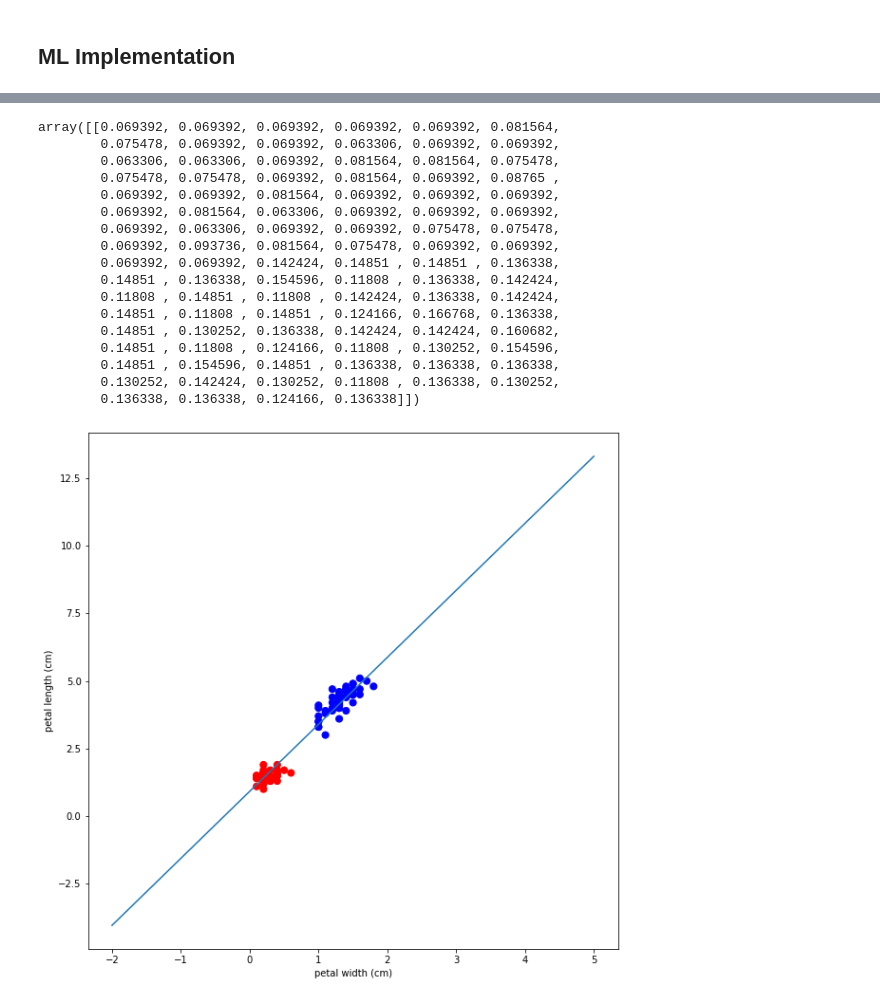
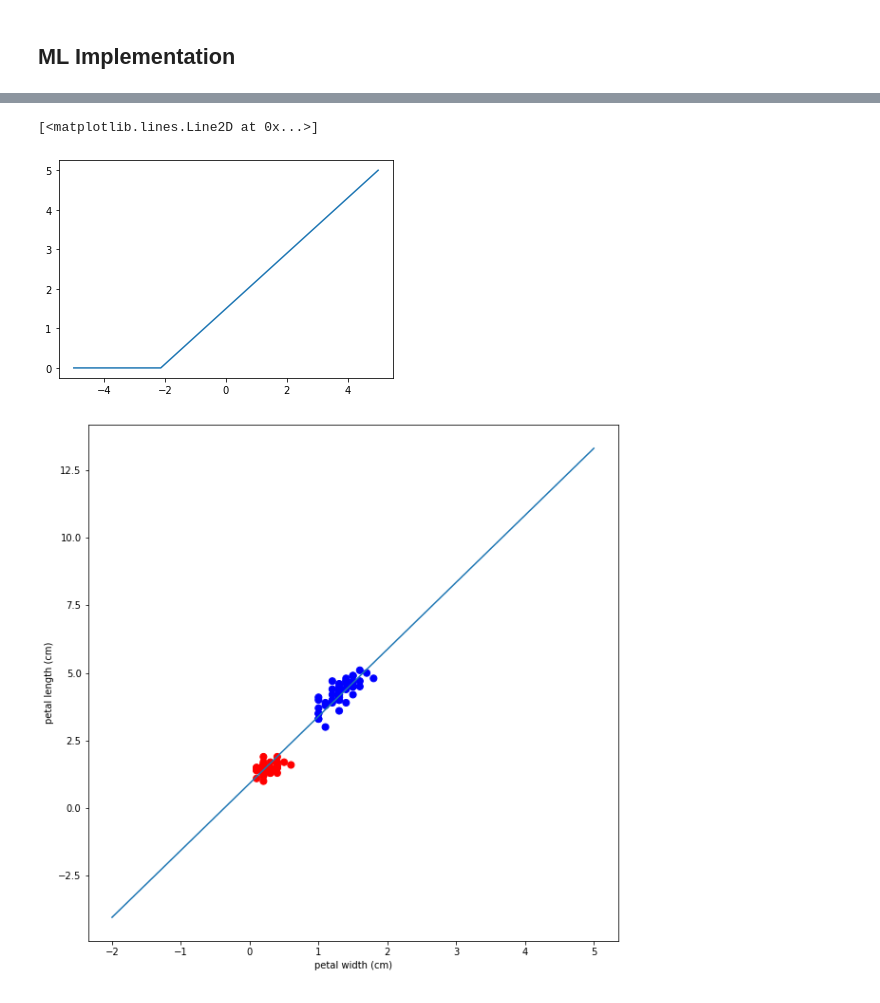
Before and after one commit to Huffwut/Python-meeting, a Jupyter notebook: ml1.ipynb, the cells around one changed output, grey strips where cells are left out. Saved outputs shown, nothing was run; the diff lists cells and outputs as text; code cells hidden in the pictures.

```diff
--- a/ml1.ipynb
+++ b/ml1.ipynb
@@ -131,25 +152,16 @@ for data_point in range(max_iter):
-# %%
-# points = np.linspace(-2, 5, 10)
-# w0.T
-np.array(w0.dot(x0))
-# %% [output]
-array([[0.069392, 0.069392, 0.069392, 0.069392, 0.069392, 0.081564,
-        0.075478, 0.069392, 0.069392, 0.063306, 0.069392, 0.069392,
-        0.063306, 0.063306, 0.069392, 0.081564, 0.081564, 0.075478,
-        0.075478, 0.075478, 0.069392, 0.081564, 0.069392, 0.08765 ,
-        0.069392, 0.069392, 0.081564, 0.069392, 0.069392, 0.069392,
-        0.069392, 0.081564, 0.063306, 0.069392, 0.069392, 0.069392,
-        0.069392, 0.063306, 0.069392, 0.069392, 0.075478, 0.075478,
-        0.069392, 0.093736, 0.081564, 0.075478, 0.069392, 0.069392,
-        0.069392, 0.069392, 0.142424, 0.14851 , 0.14851 , 0.136338,
-        0.14851 , 0.136338, 0.154596, 0.11808 , 0.136338, 0.142424,
-        0.11808 , 0.14851 , 0.11808 , 0.142424, 0.136338, 0.142424,
-        0.14851 , 0.11808 , 0.14851 , 0.124166, 0.166768, 0.136338,
-        0.14851 , 0.130252, 0.136338, 0.142424, 0.142424, 0.160682,
-        0.14851 , 0.11808 , 0.124166, 0.11808 , 0.130252, 0.154596,
-        0.14851 , 0.154596, 0.14851 , 0.136338, 0.136338, 0.136338,
-        0.130252, 0.142424, 0.130252, 0.11808 , 0.136338, 0.130252,
-        0.136338, 0.136338, 0.124166, 0.136338]])
+# %%
+points = np.linspace(-2, 5, 50)
+points1 = np.linspace(-5, 5, 50)
+# w0.T
+# np.array(w0.dot(x0))
+# w0
+# points = np.linspace(-5, 5, 20)
+# print(relu(points))
+plt.plot(points1, relu(points))
+# points
+# %% [output]
+[<matplotlib.lines.Line2D at 0x...>]
+[figure, added]
 # %%
 points = np.linspace(-2, 5, 10)
 plt.figure(figsize=(10,10))
```
Also changed, not shown: parts of 4 cells of this notebook, 1 other file.
